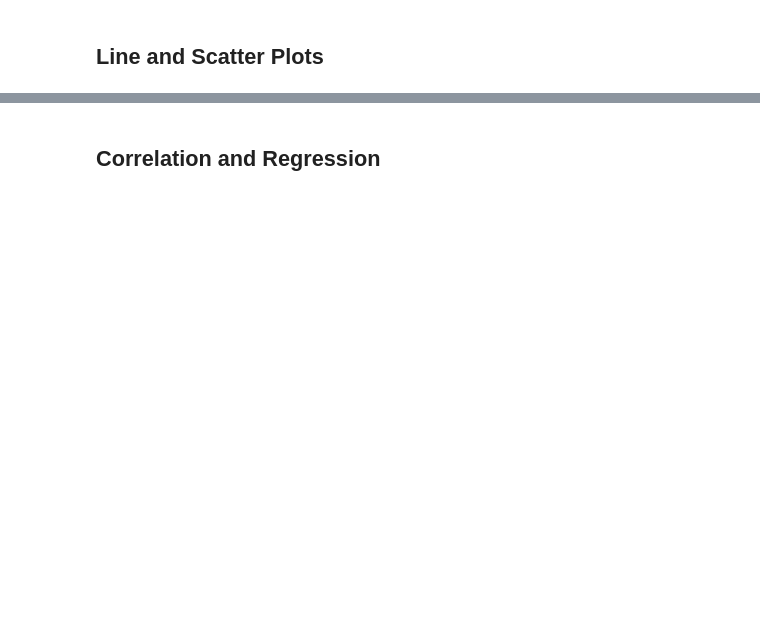
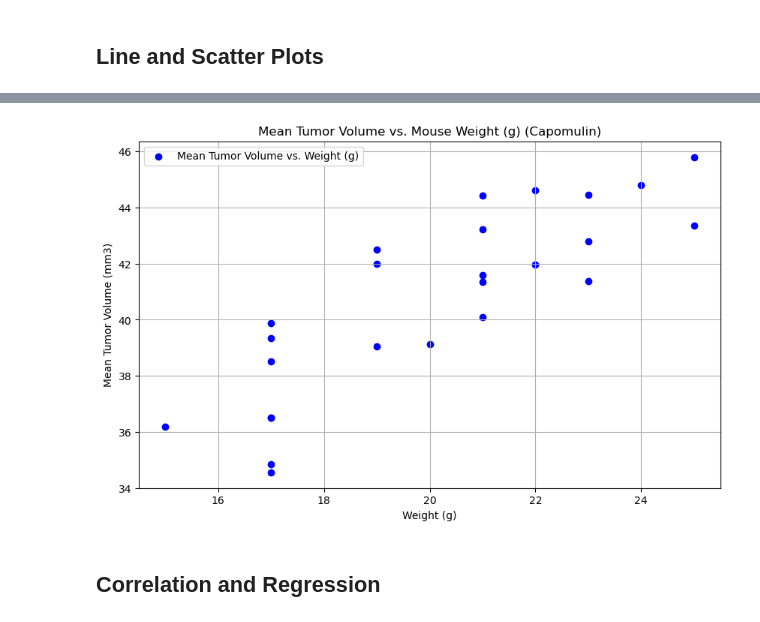
Before and after one commit to baltzelj/pymaceuticals-challenge, a Jupyter notebook: Starter_Code/Pymaceuticals/pymaceuticals_starter.ipynb, the cells around one changed output, grey strips where cells are left out. Drawn from its saved outputs; the diff is of its cells as text; code cells hidden in the pictures; blank space fills up the shorter version.

```diff
--- a/Starter_Code/Pymaceuticals/pymaceuticals_starter.ipynb
+++ b/Starter_Code/Pymaceuticals/pymaceuticals_starter.ipynb
@@ -278,2 +305,20 @@ tumor_vol_data
+# %%
+# Generate a scatter plot of mouse weight vs. the average observed tumor volume for the entire Capomulin regimen
+capo_data = mouse_df[(mouse_df['Drug Regimen'] == 'Capomulin')]
+mean_capo_tumor = capo_data.groupby('Mouse ID')['Tumor Volume (mm3)'].mean()
+mean_capo_weight = capo_data.groupby('Mouse ID')['Weight (g)'].mean()
+
+plt.figure(figsize=(10,6))
+plt.scatter(mean_capo_weight, mean_capo_tumor, color='blue', label='Mean Tumor Volume vs. Weight (g)')
+
+plt.xlabel("Weight (g)")
+plt.ylabel("Mean Tumor Volume (mm3)")
+plt.title("Mean Tumor Volume vs. Mouse Weight (g) (Capomulin)")
+
+plt.legend()
+plt.grid(True)
+plt.show()
+# %% [output]
+[figure, added]
 # %% [markdown]
 ## Correlation and Regression
```
Also changed, not shown: parts of 8 cells of this notebook.
